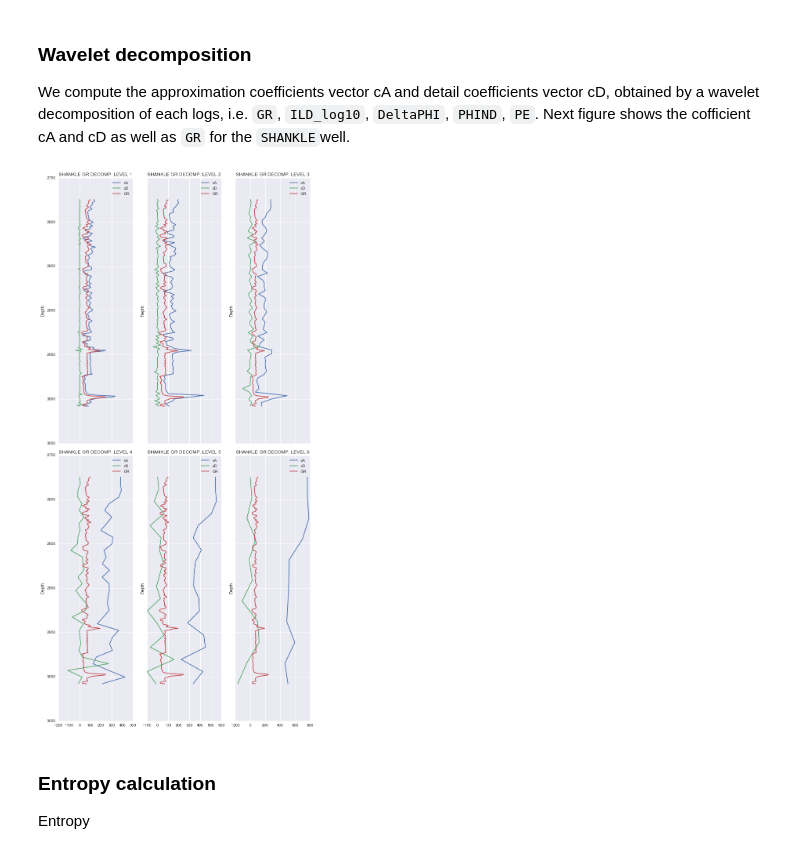
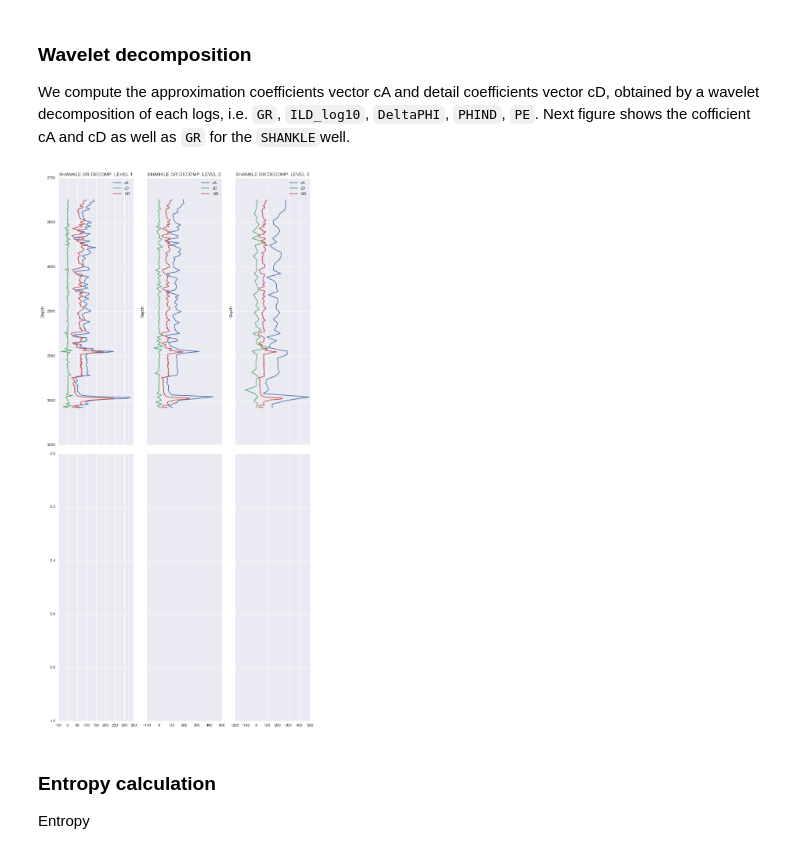
Before and after one commit to lperozzi/2016-ml-contest_liamlearn, a Jupyter notebook: 1_exploratory_analysis.ipynb, the cells around one changed output. Cells and saved outputs as stored; diff of their text form; code cells hidden in the pictures.

```diff
--- a/1_exploratory_analysis.ipynb
+++ b/1_exploratory_analysis.ipynb
@@ -53,33 +53,33 @@ We compute the approximation coefficients vector cA and detail coefficients vect
 # %%
 import pywt
 from scipy.interpolate import interp1d
 
 grouped = training_data_raw.groupby(['Well Name'])
 db3 = pywt.Wavelet('db3')
 data = grouped.get_group('SHANKLE').GR
 depth = grouped.get_group('SHANKLE').Depth
 
-n_levels = 6
+n_levels = 3
 nrows = 2
 fig, axs = plt.subplots(figsize=(10,20),
                         nrows=nrows, ncols=3,
                         sharey='row',sharex='col') # Much control of gridspec
 for i in range(nrows):
     axs[i,0].invert_yaxis()
 
 
 temp_data = data
 for i,ax in zip(range(1,n_levels+1),axs.flatten()):
 
     cA,cD = pywt.dwt(temp_data,db3,mode='symmetric')
     ax.plot(cA,np.linspace(min(depth),max(depth),len(cA)))
     ax.plot(cD,np.linspace(min(depth),max(depth),len(cD)))
     ax.plot(data,depth)
     ax.set_title('SHANKLE GR DECOMP. LEVEL %d' % (i))
     ax.set_ylabel('Depth')
     ax.legend(['cA','cD','GR'])
     plt.tight_layout()
     temp_data = cA
 # %% [output]
-[figure, old version]
+[figure, new version]
 # %%
```
Also changed, not shown: parts of 6 cells of this notebook, 7 other files.
